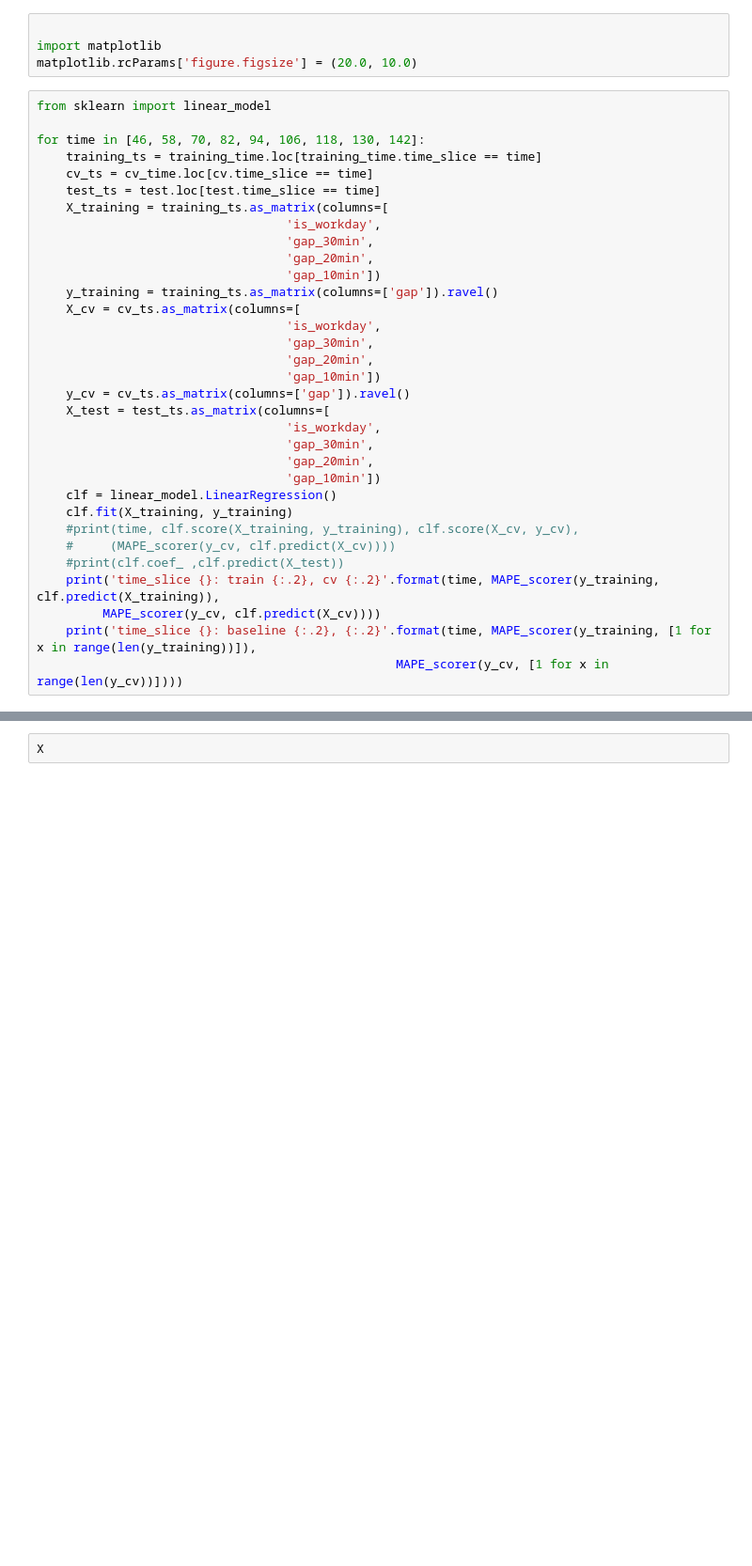
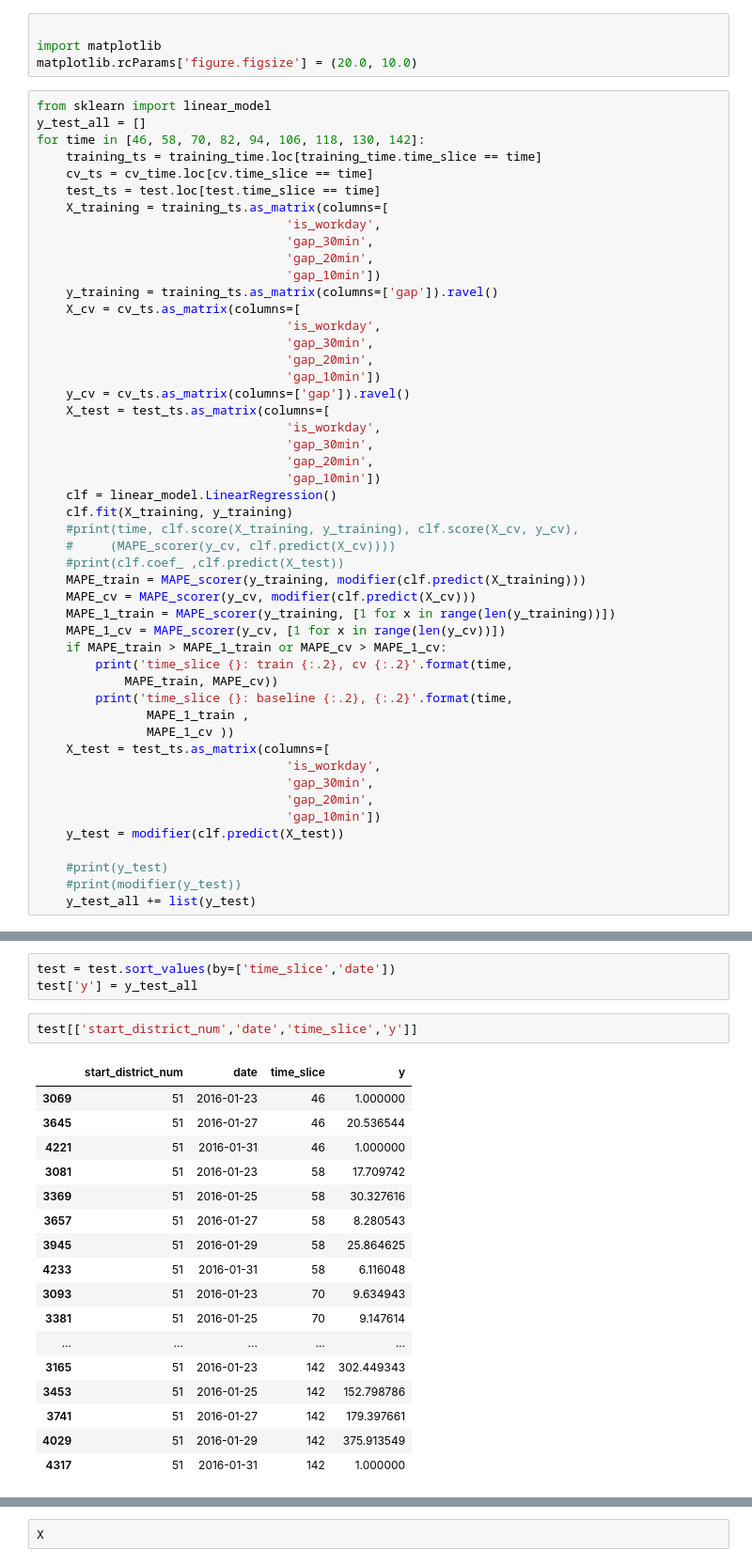
Before and after one commit to mofhu/didi-transition, a Jupyter notebook: split-sets.ipynb, the cells around one changed output, grey strips where cells are left out. Shown at 94% size. Drawn from its saved outputs; the diff is of its cells as text; blank space fills up the shorter version.

Commit message:
Linear regression for gap time series.
- modify predict function (`modifier()`)
- combine to a final predict script
- highlight outlier

```diff
--- a/split-sets.ipynb
+++ b/split-sets.ipynb
@@ -120,7 +120,7 @@ import matplotlib
 matplotlib.rcParams['figure.figsize'] = (20.0, 10.0)
 # %%
 from sklearn import linear_model
-
+y_test_all = []
 for time in [46, 58, 70, 82, 94, 106, 118, 130, 142]:
     training_ts = training_time.loc[training_time.time_slice == time]
     cv_ts = cv_time.loc[cv.time_slice == time]
@@ -147,8 +147,24 @@ for time in [46, 58, 70, 82, 94, 106, 118, 130, 142]:
     #print(time, clf.score(X_training, y_training), clf.score(X_cv, y_cv),
     #     (MAPE_scorer(y_cv, clf.predict(X_cv))))
     #print(clf.coef_ ,clf.predict(X_test))
-    print('time_slice {}: train {:.2}, cv {:.2}'.format(time, MAPE_scorer(y_training, clf.predict(X_training)),
-         MAPE_scorer(y_cv, clf.predict(X_cv))))
-    print('time_slice {}: baseline {:.2}, {:.2}'.format(time, MAPE_scorer(y_training, [1 for x in range(len(y_training))]),
-                                                 MAPE_scorer(y_cv, [1 for x in range(len(y_cv))])))
+    MAPE_train = MAPE_scorer(y_training, modifier(clf.predict(X_training)))
+    MAPE_cv = MAPE_scorer(y_cv, modifier(clf.predict(X_cv)))
+    MAPE_1_train = MAPE_scorer(y_training, [1 for x in range(len(y_training))])
+    MAPE_1_cv = MAPE_scorer(y_cv, [1 for x in range(len(y_cv))])
+    if MAPE_train > MAPE_1_train or MAPE_cv > MAPE_1_cv:
+        print('time_slice {}: train {:.2}, cv {:.2}'.format(time,
+            MAPE_train, MAPE_cv))
+        print('time_slice {}: baseline {:.2}, {:.2}'.format(time,
+               MAPE_1_train ,
+               MAPE_1_cv ))
+    X_test = test_ts.as_matrix(columns=[
+                                  'is_workday',
+                                  'gap_30min',
+                                  'gap_20min',
+                                  'gap_10min'])
+    y_test = modifier(clf.predict(X_test))
+
+    #print(y_test)
+    #print(modifier(y_test))
+    y_test_all += list(y_test)
 # %% [output]
@@ -186,3 +184,26 @@ error, num: 824.921539981 2376
+# %%
+test = test.sort_values(by=['time_slice','date'])
+test['y'] = y_test_all
+# %%
+test[['start_district_num','date','time_slice','y']]
+# %% [output]
+|  | start_district_num | date | time_slice | y |
+| 3069 | 51 | 2016-01-23 | 46 | 1.000000 |
+| 3645 | 51 | 2016-01-27 | 46 | 20.536544 |
+| 4221 | 51 | 2016-01-31 | 46 | 1.000000 |
+| 3081 | 51 | 2016-01-23 | 58 | 17.709742 |
+| 3369 | 51 | 2016-01-25 | 58 | 30.327616 |
+| 3657 | 51 | 2016-01-27 | 58 | 8.280543 |
+| 3945 | 51 | 2016-01-29 | 58 | 25.864625 |
+| 4233 | 51 | 2016-01-31 | 58 | 6.116048 |
+| 3093 | 51 | 2016-01-23 | 70 | 9.634943 |
+| 3381 | 51 | 2016-01-25 | 70 | 9.147614 |
+| ... | ... | ... | ... | ... |
+| 3165 | 51 | 2016-01-23 | 142 | 302.449343 |
+| 3453 | 51 | 2016-01-25 | 142 | 152.798786 |
+| 3741 | 51 | 2016-01-27 | 142 | 179.397661 |
+| 4029 | 51 | 2016-01-29 | 142 | 375.913549 |
+| 4317 | 51 | 2016-01-31 | 142 | 1.000000 |
 # %%
 X_training = training.as_matrix(columns=['time_slice','order_count','succeed_count',
                                   'is_workday',
```
Also changed, not shown: parts of 4 cells of this notebook, 1 other file.
